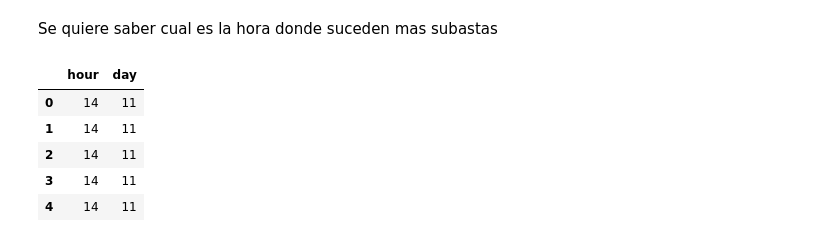
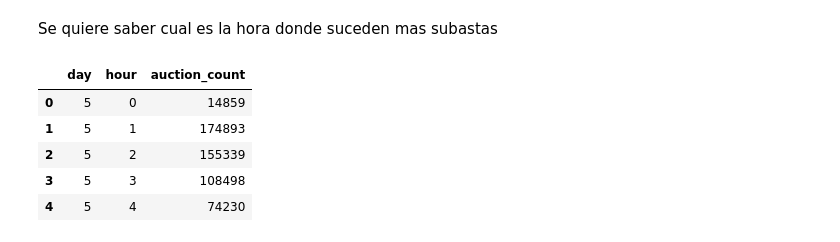
Before and after one commit to sberoch/Datos, a Jupyter notebook: auctions.ipynb, the cells around one changed output. Cells and saved outputs as stored; diff of their text form; code cells hidden in the pictures.

```diff
--- a/auctions.ipynb
+++ b/auctions.ipynb
@@ -121,15 +121,15 @@ Se quiere saber cual es la hora donde suceden mas subastas
 auctions['hour'] = auctions['date'].dt.hour
 # %%
 tiempo = auctions[['hour', 'day']]
-# %%
-tiempo.head()
-# %% [output]
-|  | hour | day |
-| 0 | 14 | 11 |
-| 1 | 14 | 11 |
-| 2 | 14 | 11 |
-| 3 | 14 | 11 |
-| 4 | 14 | 11 |
 # %%
-tiempo_graf = tiempo.groupby(['day', 'hour']).agg({'hour' : 'count'})
-tiempo_graf = tiempo_graf.rename(columns = {'hour':'auction_count'})
+tiempo = tiempo.groupby(['day', 'hour']).agg({'hour' : 'count'})
+tiempo = tiempo.rename(columns = {'hour':'auction_count'})
+tiempo = tiempo.reset_index()
+tiempo.head()
+# %% [output]
+|  | day | hour | auction_count |
+| 0 | 5 | 0 | 14859 |
+| 1 | 5 | 1 | 174893 |
+| 2 | 5 | 2 | 155339 |
+| 3 | 5 | 3 | 108498 |
+| 4 | 5 | 4 | 74230 |
```
Also changed, not shown: parts of 3 cells of this notebook.
